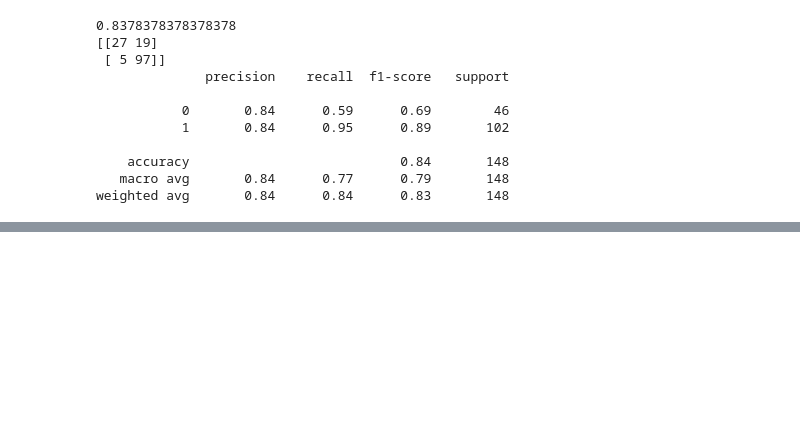
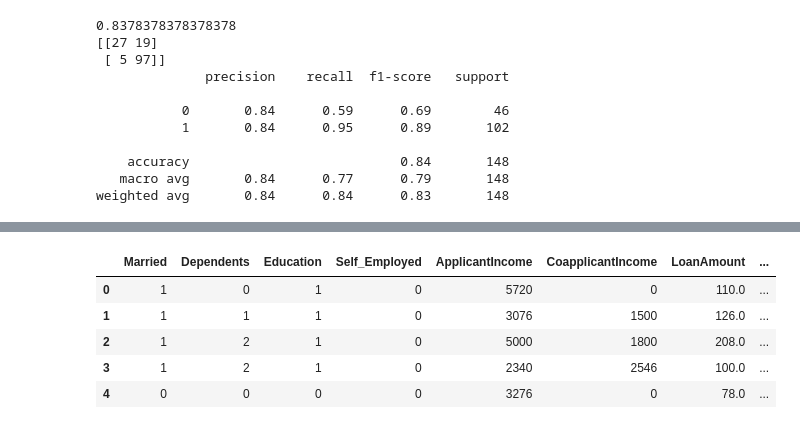
Before and after one commit to nedu10/Regression-and-Classification, a Jupyter notebook: Classification/Loan Prediction/main.ipynb, the cells around one changed output, grey strips where cells are left out. Cells and saved outputs as stored; diff of their text form; code cells hidden in the pictures; blank space fills up the shorter version.

```diff
--- a/Classification/Loan Prediction/main.ipynb
+++ b/Classification/Loan Prediction/main.ipynb
@@ -593,0 +677,25 @@ weighted avg       0.84      0.84      0.83       148
+# %%
+test_data['Gender'].fillna(test_data['Gender'].mode()[0],inplace=True)
+test_data['Dependents'].fillna(test_data['Dependents'].mode()[0],inplace=True)
+test_data['Self_Employed'].fillna(test_data['Self_Employed'].mode()[0],inplace=True)
+test_data['LoanAmount'].fillna(test_data['LoanAmount'].mean(),inplace=True)
+test_data['Loan_Amount_Term'].fillna(test_data['Loan_Amount_Term'].mean(),inplace=True)
+test_data['Credit_History'].fillna(test_data['Credit_History'].mean(),inplace=True)
+# %%
+test_data['Dependents']=test_data['Dependents'].replace('3+',3)
+test_data['Dependents']=test_data['Dependents'].astype(int)
+# %%
+test_data.drop('Loan_ID',axis=1, inplace=True)
+test_data['Married']=test_data['Married'].map({'Yes':1, 'No':0})
+test_data['Self_Employed']=test_data['Self_Employed'].map({'Yes':1, 'No':0})
+test_data['Education']=test_data['Education'].map({'Graduate':1, 'Not Graduate':0})
+# %%
+test_data=pd.get_dummies(test_data)
+test_data.head()
+# %% [output]
+|  | Married | Dependents | Education | Self_Employed | ApplicantIncome | CoapplicantIncome | LoanAmount | ... |
+| 0 | 1 | 0 | 1 | 0 | 5720 | 0 | 110.0 | ... |
+| 1 | 1 | 1 | 1 | 0 | 3076 | 1500 | 126.0 | ... |
+| 2 | 1 | 2 | 1 | 0 | 5000 | 1800 | 208.0 | ... |
+| 3 | 1 | 2 | 1 | 0 | 2340 | 2546 | 100.0 | ... |
+| 4 | 0 | 0 | 0 | 0 | 3276 | 0 | 78.0 | ... |
```
Also changed, not shown: parts of 13 cells of this notebook, 1 other file.
